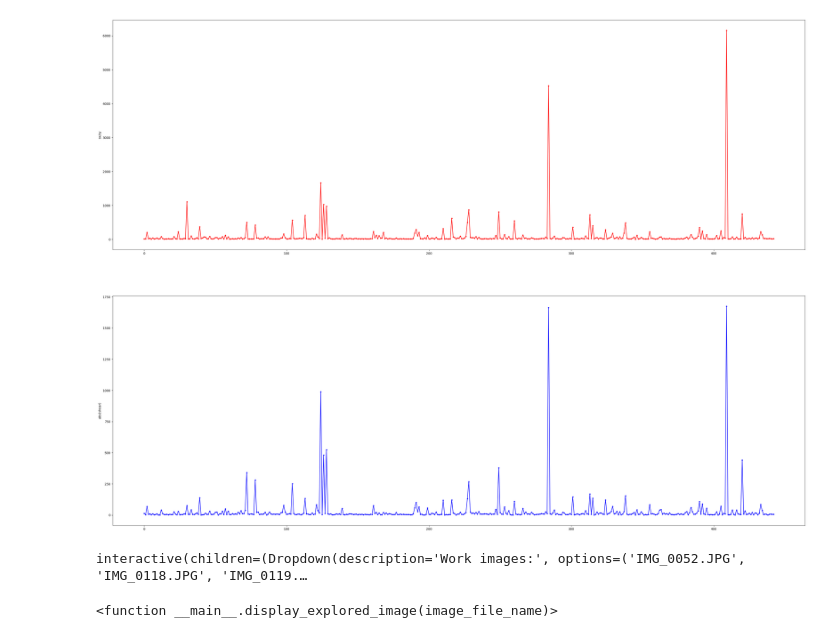
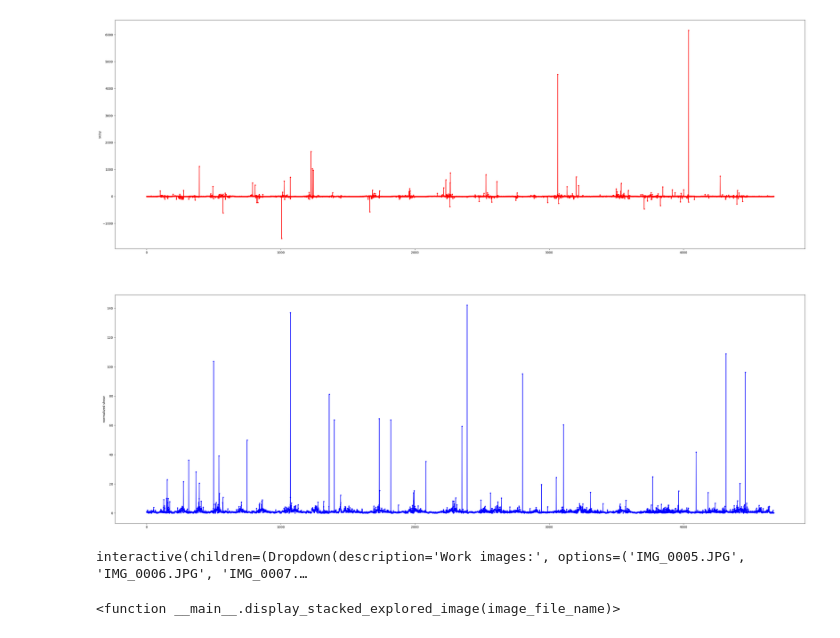
Before and after one commit to datjko/herox-competition, a Jupyter notebook: dataset_exploration.ipynb, the cells around one changed output. Saved outputs shown, nothing was run; the diff lists cells and outputs as text; code cells hidden in the pictures.

```diff
--- a/dataset_exploration.ipynb
+++ b/dataset_exploration.ipynb
@@ -386,6 +93,0 @@ print(len(ugly_shear_images), len(bad_shear_images), len(border_shear_images), l
-# %%
-#plot_cam_invariants(good_images, use_log1=True)
-
-plot_cam_invariants(ugly_scale_ratio_images)
-# %% [output]
-[figure, removed]
@@ -408,10 +93,0 @@ def display_explored_image(image_file_name):
-# %%
-interact(display_explored_image, image_file_name=widgets.Dropdown(
-    options=ugly_shear_images, #work_list_of_images,
-    value=ugly_shear_images[0], #work_list_of_images[0],
-    description='Work images:',
-    disabled=False,
-))
-# %% [output]
-interactive(children=(Dropdown(description='Work images:', options=('IMG_0052.JPG', 'IMG_0118.JPG', 'IMG_0119.…
-<function __main__.display_explored_image(image_file_name)>
@@ -422,0 +94,4 @@ def write_exploration_images(list_of_image_file_names, path_to_results=path_to_r
+# %%
+plot_cam_invariants(g_dict_of_image_lists['not_good'])
+# %% [output]
+[figure, added]
@@ -422,0 +104,23 @@ def write_exploration_images(list_of_image_file_names, path_to_results=path_to_r
+# %%
+# look into the images and labels:
+g_current_image_file_name = ''
+
+def display_stacked_explored_image(image_file_name):
+    global g_current_image_file_name
+    g_current_image_file_name = image_file_name
+    label_image, image_labled_gate_coords = utils.get_image_and_gate_coords(image_file_name)
+    label_image = utils.make_stacked_exploration_image(label_image, image_labled_gate_coords)
+    fig=plt.figure(figsize=(40, 30), dpi = 100)
+    plt.imshow(label_image)
+    plt.show()
+
+
+interact(display_stacked_explored_image, image_file_name=widgets.Dropdown(
+    options=utils.g_work_list_of_images,
+    value=utils.g_work_list_of_images[0],
+    description='Work images:',
+    disabled=False,
+))
+# %% [output]
+interactive(children=(Dropdown(description='Work images:', options=('IMG_0005.JPG', 'IMG_0006.JPG', 'IMG_0007.…
+<function __main__.display_stacked_explored_image(image_file_name)>
```
Also changed, not shown: parts of 13 cells of this notebook, 1 other file.
